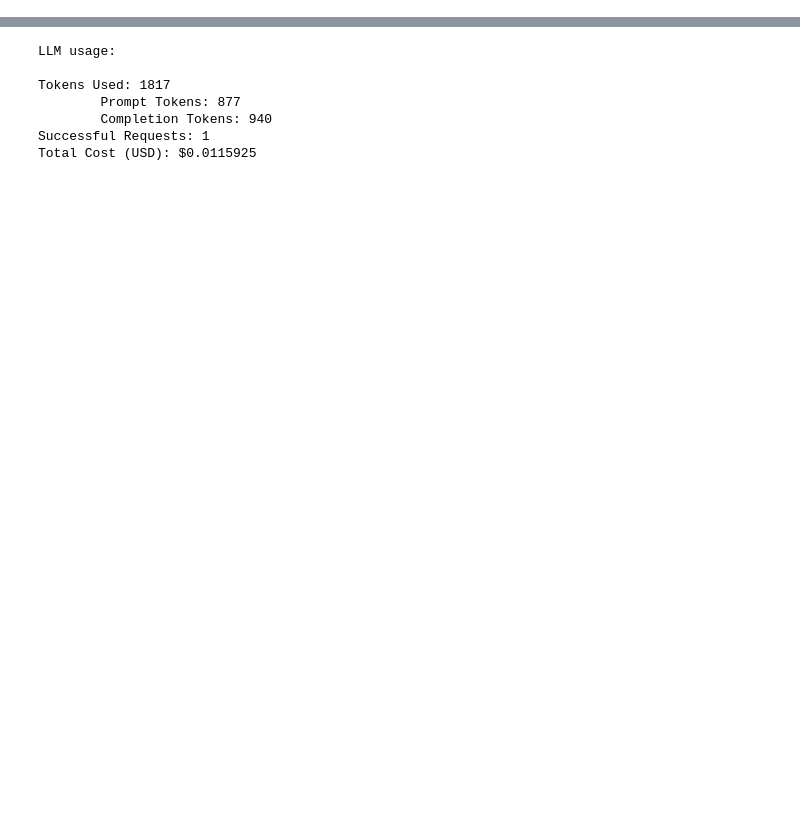
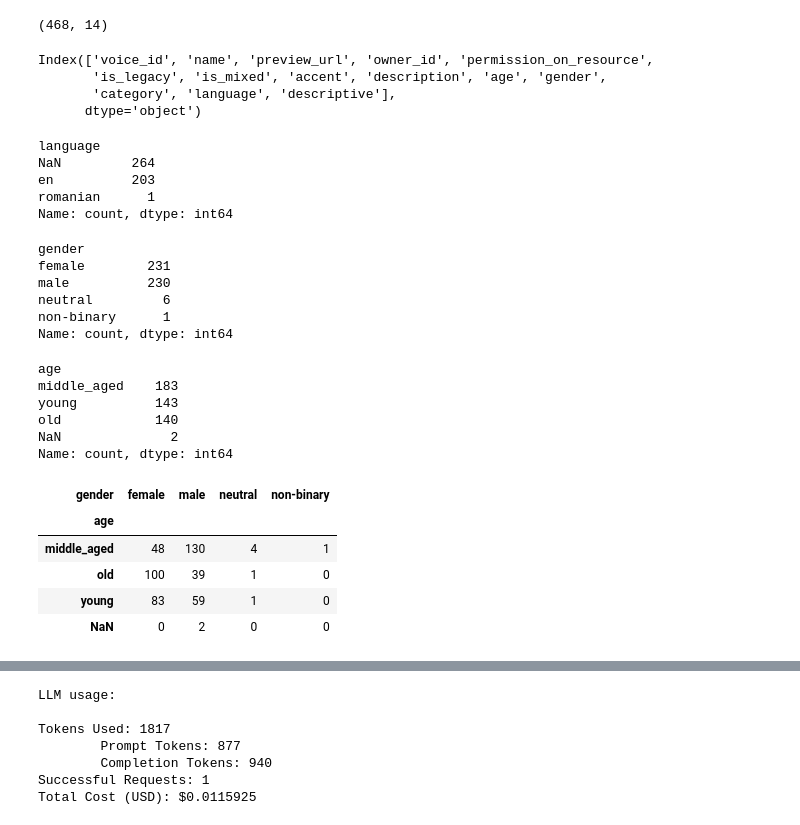
Before and after one commit to navalnica/ai-audio-books, a Jupyter notebook: pg.ipynb, the cells around one changed output, grey strips where cells are left out. Saved outputs shown, nothing was run; the diff lists cells and outputs as text; code cells hidden in the pictures; blank space fills up the shorter version.

```diff
--- a/pg.ipynb
+++ b/pg.ipynb
@@ -24,0 +30,49 @@ from src.text_split_chain import create_split_text_chain_v2
+# %%
+# df = pd.read_csv('data/11labs_tts_voices.csv')
+df = pd.read_csv('data/11labs_available_tts_voices.csv')
+df["age"] = df["age"].str.replace(" ", "_").str.replace("-", "_")
+print(df.shape)
+# %% [output]
+(468, 14)
+# %%
+df.columns
+# %% [output]
+Index(['voice_id', 'name', 'preview_url', 'owner_id', 'permission_on_resource',
+       'is_legacy', 'is_mixed', 'accent', 'description', 'age', 'gender',
+       'category', 'language', 'descriptive'],
+      dtype='object')
+# %%
+df['language'].value_counts(dropna=False)
+# %% [output]
+language
+NaN         264
+en          203
+romanian      1
+Name: count, dtype: int64
+# %%
+df['gender'].value_counts(dropna=False)
+# %% [output]
+gender
+female        231
+male          230
+neutral         6
+non-binary      1
+Name: count, dtype: int64
+# %%
+df['age'].value_counts(dropna=False)
+# %% [output]
+age
+middle_aged    183
+young          143
+old            140
+NaN              2
+Name: count, dtype: int64
+# %%
+df.groupby(['age', 'gender'], dropna=False)['voice_id'].count().unstack(fill_value=0)
+# %% [output]
+| gender | female | male | neutral | non-binary |
+| age |  |  |  |  |
+| middle_aged | 48 | 130 | 4 | 1 |
+| old | 100 | 39 | 1 | 0 |
+| young | 83 | 59 | 1 | 0 |
+| NaN | 0 | 2 | 0 | 0 |
```
Also changed, not shown: parts of 25 cells of this notebook, 20 other files.
